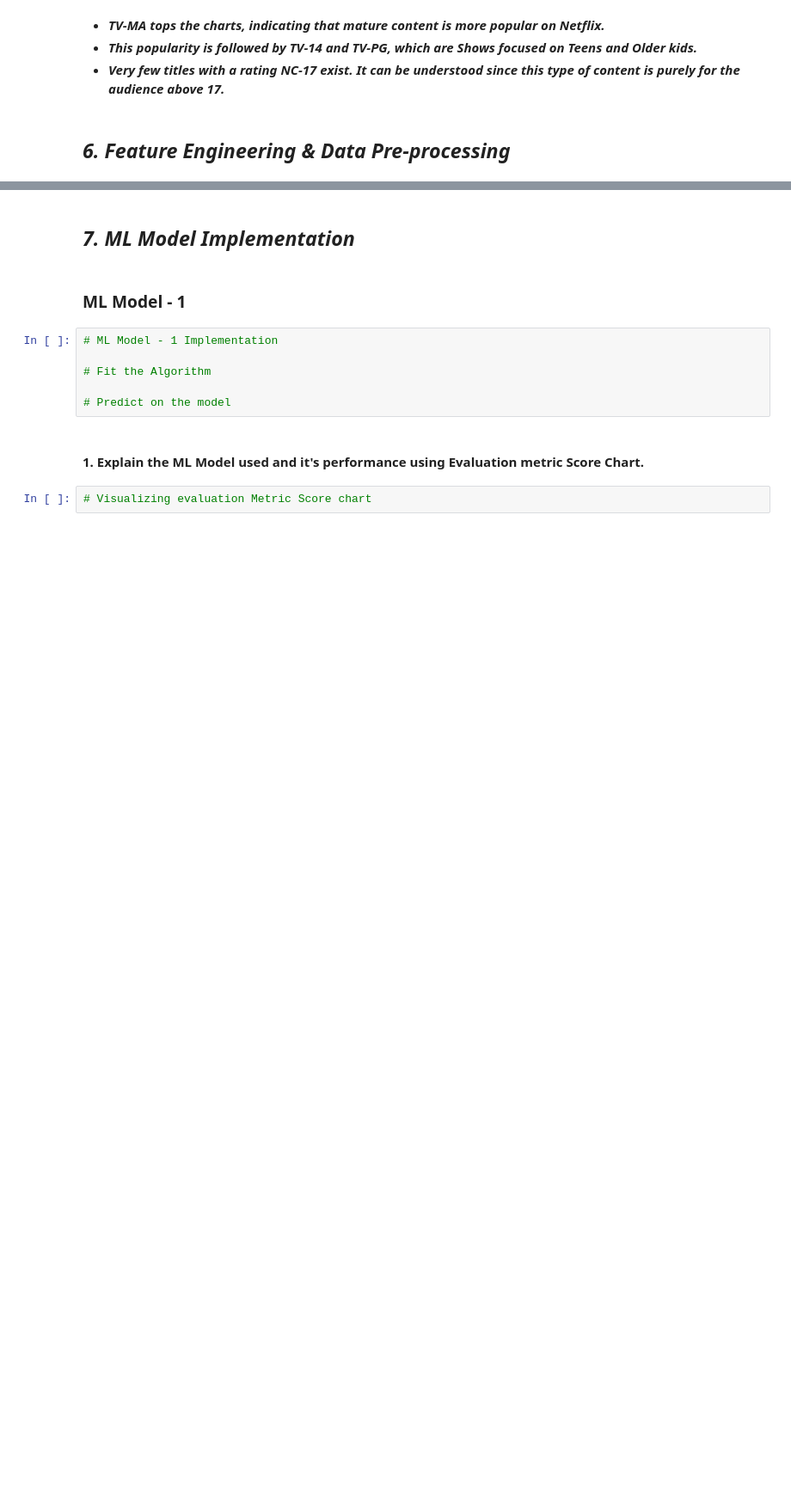
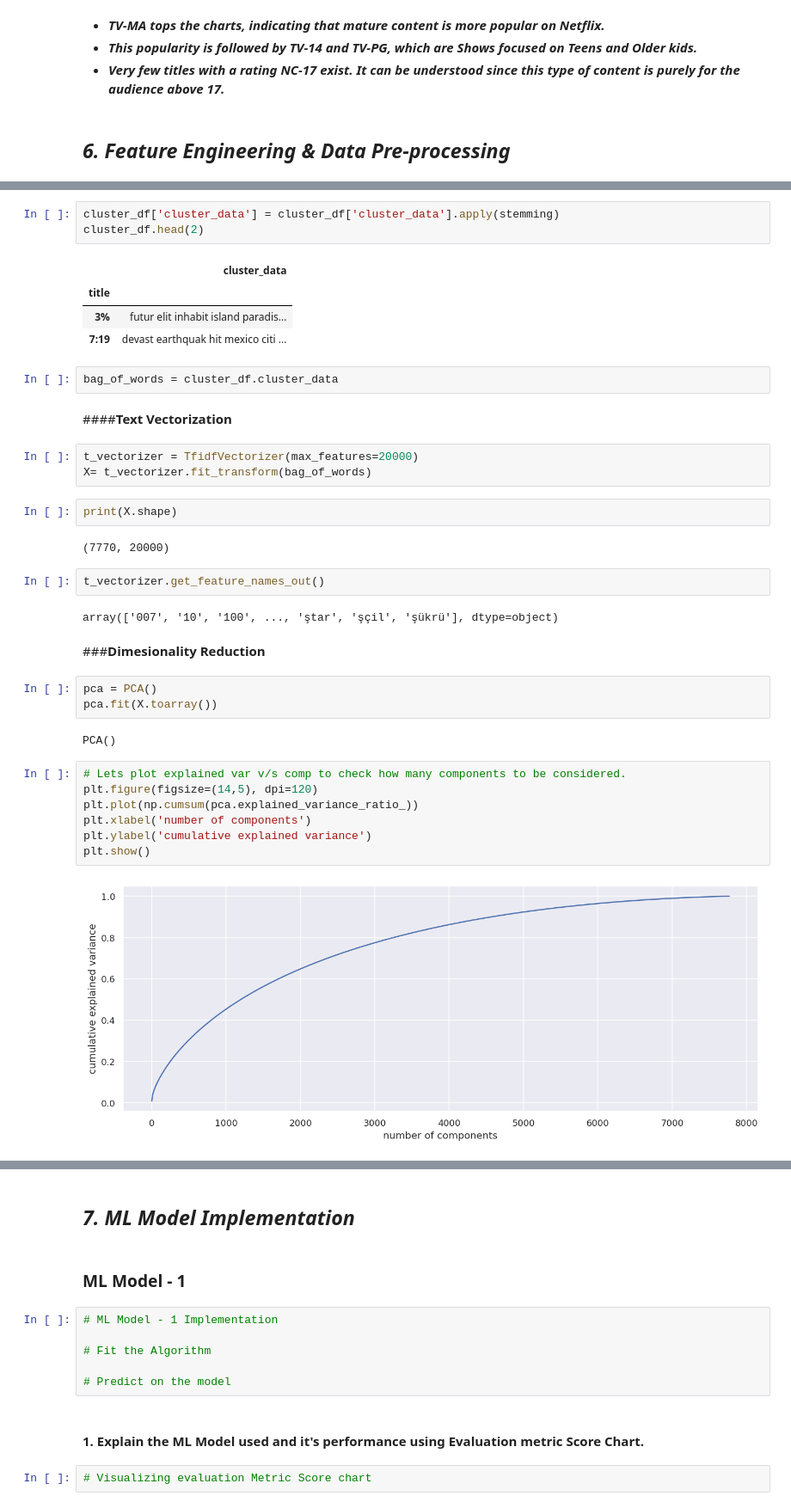
Before and after one commit to Varinder-KM/NETFLIX-MOVIES-AND-TV-SHOWS-CLUSTERING_Capstone-Project, a Jupyter notebook: NETFLIX_MOVIES_AND_TV_SHOWS_CLUSTERING.ipynb, the cells around one changed output, grey strips where cells are left out. Shown at 86% size. Cells and saved outputs as stored; diff of their text form; blank space fills up the shorter version.

Commit message:
Data pre-processing

```diff
--- a/NETFLIX_MOVIES_AND_TV_SHOWS_CLUSTERING.ipynb
+++ b/NETFLIX_MOVIES_AND_TV_SHOWS_CLUSTERING.ipynb
@@ -1334,0 +1265,39 @@ Answer Here.
+# %%
+cluster_df['cluster_data'] = cluster_df['cluster_data'].apply(stemming)
+cluster_df.head(2)
+# %% [output]
+|  | cluster_data |
+| title |  |
+| 3% | futur elit inhabit island paradis... |
+| 7:19 | devast earthquak hit mexico citi ... |
+# %%
+bag_of_words = cluster_df.cluster_data
+# %% [markdown]
+####**Text Vectorization**
+# %%
+t_vectorizer = TfidfVectorizer(max_features=20000)
+X= t_vectorizer.fit_transform(bag_of_words)
+# %%
+print(X.shape)
+# %% [output]
+(7770, 20000)
+# %%
+t_vectorizer.get_feature_names_out()
+# %% [output]
+array(['007', '10', '100', ..., 'ştar', 'şçil', 'şükrü'], dtype=object)
+# %% [markdown]
+###**Dimesionality Reduction**
+# %%
+pca = PCA()
+pca.fit(X.toarray())
+# %% [output]
+PCA()
+# %%
+# Lets plot explained var v/s comp to check how many components to be considered.
+plt.figure(figsize=(14,5), dpi=120)
+plt.plot(np.cumsum(pca.explained_variance_ratio_))
+plt.xlabel('number of components')
+plt.ylabel('cumulative explained variance')
+plt.show()
+# %% [output]
+[figure, added]
```
Also changed, not shown: parts of 84 cells of this notebook.
